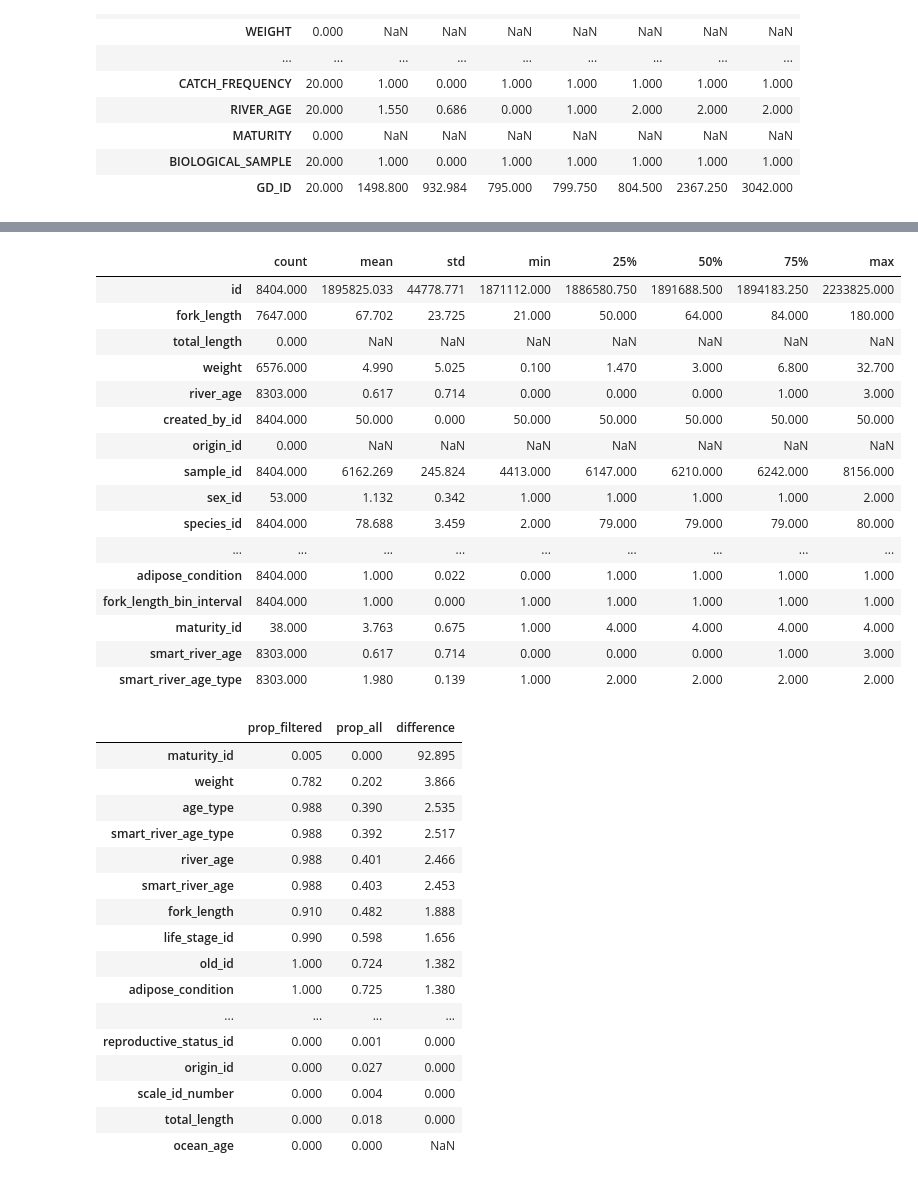
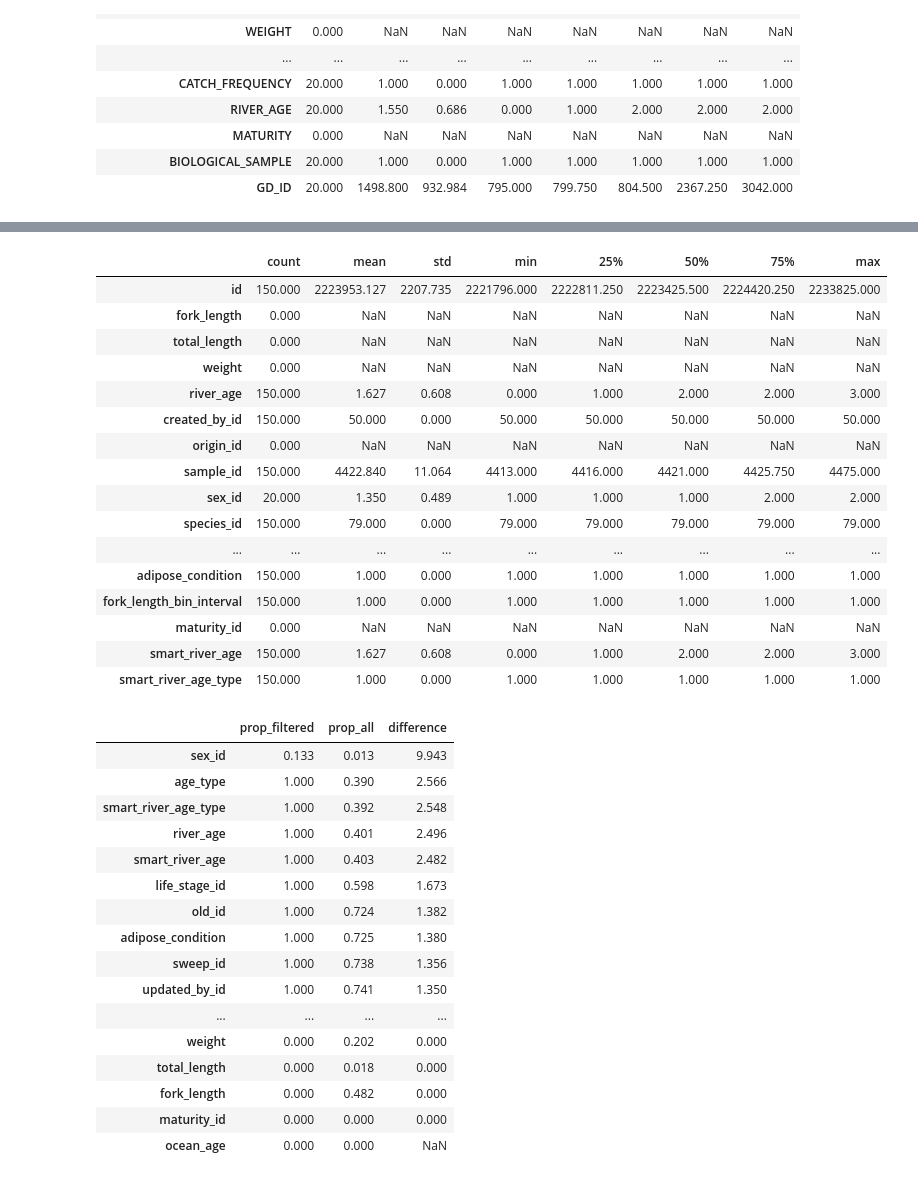
Before and after one commit to dfo-gulf-science/TrapNet-EDA, a Jupyter notebook: Potential Import Issue.ipynb, the cells around one changed output, grey strips where cells are left out. Saved outputs shown, nothing was run; the diff lists cells and outputs as text; code cells hidden in the pictures.

```diff
--- a/Potential Import Issue.ipynb
+++ b/Potential Import Issue.ipynb
@@ -136,36 +152,39 @@ df_spec[
 # %%
 # however, we should check the full dataset to see if there are any other problem imports
 df_all = pd.read_csv('.\\raw_data\\trapnet_specimen_202302231329.csv', low_memory=False)
 
 df_checkthis = df_all[
     df_all.old_id.isin(
-       df_arch[
+        df_arch[
             (df_arch.SWEEP_NUMBER==0)
             & (df_arch.FILE_TYPE.isnull())
+            & (df_arch.BIOLOGICAL_SAMPLE==1)
         ].old_id.unique()
     )
 ].copy()
 
-# 53 have sex info, 38 have maturity, 58 have either/or
+# 150 potential issues, 20 have sex info, 0 have maturity
+# 0 have fork_length or weight
+#  therefore aren't affecting any length or weight distributions if double counted
 df_checkthis.describe().T
 # %% [output]
 |  | count | mean | std | min | 25% | 50% | 75% | max |
-| id | 8404.000 | 1895825.033 | 44778.771 | 1871112.000 | 1886580.750 | 1891688.500 | 1894183.250 | 2233825.000 |
-| fork_length | 7647.000 | 67.702 | 23.725 | 21.000 | 50.000 | 64.000 | 84.000 | 180.000 |
+| id | 150.000 | 2223953.127 | 2207.735 | 2221796.000 | 2222811.250 | 2223425.500 | 2224420.250 | 2233825.000 |
+| fork_length | 0.000 | NaN | NaN | NaN | NaN | NaN | NaN | NaN |
 | total_length | 0.000 | NaN | NaN | NaN | NaN | NaN | NaN | NaN |
-| weight | 6576.000 | 4.990 | 5.025 | 0.100 | 1.470 | 3.000 | 6.800 | 32.700 |
-| river_age | 8303.000 | 0.617 | 0.714 | 0.000 | 0.000 | 0.000 | 1.000 | 3.000 |
-| created_by_id | 8404.000 | 50.000 | 0.000 | 50.000 | 50.000 | 50.000 | 50.000 | 50.000 |
+| weight | 0.000 | NaN | NaN | NaN | NaN | NaN | NaN | NaN |
+| river_age | 150.000 | 1.627 | 0.608 | 0.000 | 1.000 | 2.000 | 2.000 | 3.000 |
+| created_by_id | 150.000 | 50.000 | 0.000 | 50.000 | 50.000 | 50.000 | 50.000 | 50.000 |
 | origin_id | 0.000 | NaN | NaN | NaN | NaN | NaN | NaN | NaN |
-| sample_id | 8404.000 | 6162.269 | 245.824 | 4413.000 | 6147.000 | 6210.000 | 6242.000 | 8156.000 |
-| sex_id | 53.000 | 1.132 | 0.342 | 1.000 | 1.000 | 1.000 | 1.000 | 2.000 |
-| species_id | 8404.000 | 78.688 | 3.459 | 2.000 | 79.000 | 79.000 | 79.000 | 80.000 |
+| sample_id | 150.000 | 4422.840 | 11.064 | 4413.000 | 4416.000 | 4421.000 | 4425.750 | 4475.000 |
+| sex_id | 20.000 | 1.350 | 0.489 | 1.000 | 1.000 | 1.000 | 2.000 | 2.000 |
+| species_id | 150.000 | 79.000 | 0.000 | 79.000 | 79.000 | 79.000 | 79.000 | 79.000 |
 | ... | ... | ... | ... | ... | ... | ... | ... | ... |
-| adipose_condition | 8404.000 | 1.000 | 0.022 | 0.000 | 1.000 | 1.000 | 1.000 | 1.000 |
-| fork_length_bin_interval | 8404.000 | 1.000 | 0.000 | 1.000 | 1.000 | 1.000 | 1.000 | 1.000 |
-| maturity_id | 38.000 | 3.763 | 0.675 | 1.000 | 4.000 | 4.000 | 4.000 | 4.000 |
-| smart_river_age | 8303.000 | 0.617 | 0.714 | 0.000 | 0.000 | 0.000 | 1.000 | 3.000 |
-| smart_river_age_type | 8303.000 | 1.980 | 0.139 | 1.000 | 2.000 | 2.000 | 2.000 | 2.000 |
+| adipose_condition | 150.000 | 1.000 | 0.000 | 1.000 | 1.000 | 1.000 | 1.000 | 1.000 |
+| fork_length_bin_interval | 150.000 | 1.000 | 0.000 | 1.000 | 1.000 | 1.000 | 1.000 | 1.000 |
+| maturity_id | 0.000 | NaN | NaN | NaN | NaN | NaN | NaN | NaN |
+| smart_river_age | 150.000 | 1.627 | 0.608 | 0.000 | 1.000 | 2.000 | 2.000 | 3.000 |
+| smart_river_age_type | 150.000 | 1.000 | 0.000 | 1.000 | 1.000 | 1.000 | 1.000 | 1.000 |
 # %%
 df_comparison = pd.concat([
     pd.DataFrame(df_checkthis.notnull().sum() / df_checkthis.shape[0], columns=['prop_filtered']),
@@ -175,26 +194,24 @@ df_comparison = pd.concat([
 ], axis=1)
 # %%
 # top 10 differences between data to check and full dataset
-df_comparison.sort_values('difference', ascending=False)  #.head(10)
-# weight, age, length
-# NOTE: there is actually less sex data in the problem data then the average for the dataset
+df_comparison.sort_values('difference', ascending=False)
 # %% [output]
 |  | prop_filtered | prop_all | difference |
-| maturity_id | 0.005 | 0.000 | 92.895 |
-| weight | 0.782 | 0.202 | 3.866 |
-| age_type | 0.988 | 0.390 | 2.535 |
-| smart_river_age_type | 0.988 | 0.392 | 2.517 |
-| river_age | 0.988 | 0.401 | 2.466 |
-| smart_river_age | 0.988 | 0.403 | 2.453 |
-| fork_length | 0.910 | 0.482 | 1.888 |
-| life_stage_id | 0.990 | 0.598 | 1.656 |
+| sex_id | 0.133 | 0.013 | 9.943 |
+| age_type | 1.000 | 0.390 | 2.566 |
+| smart_river_age_type | 1.000 | 0.392 | 2.548 |
+| river_age | 1.000 | 0.401 | 2.496 |
+| smart_river_age | 1.000 | 0.403 | 2.482 |
+| life_stage_id | 1.000 | 0.598 | 1.673 |
 | old_id | 1.000 | 0.724 | 1.382 |
 | adipose_condition | 1.000 | 0.725 | 1.380 |
+| sweep_id | 1.000 | 0.738 | 1.356 |
+| updated_by_id | 1.000 | 0.741 | 1.350 |
 | ... | ... | ... | ... |
-| reproductive_status_id | 0.000 | 0.001 | 0.000 |
-| origin_id | 0.000 | 0.027 | 0.000 |
-| scale_id_number | 0.000 | 0.004 | 0.000 |
+| weight | 0.000 | 0.202 | 0.000 |
 | total_length | 0.000 | 0.018 | 0.000 |
+| fork_length | 0.000 | 0.482 | 0.000 |
+| maturity_id | 0.000 | 0.000 | 0.000 |
 | ocean_age | 0.000 | 0.000 | NaN |
 # %%
 plt.figure(figsize=(2,10))
```
Also changed, not shown: parts of 18 cells of this notebook, 2 other files.
